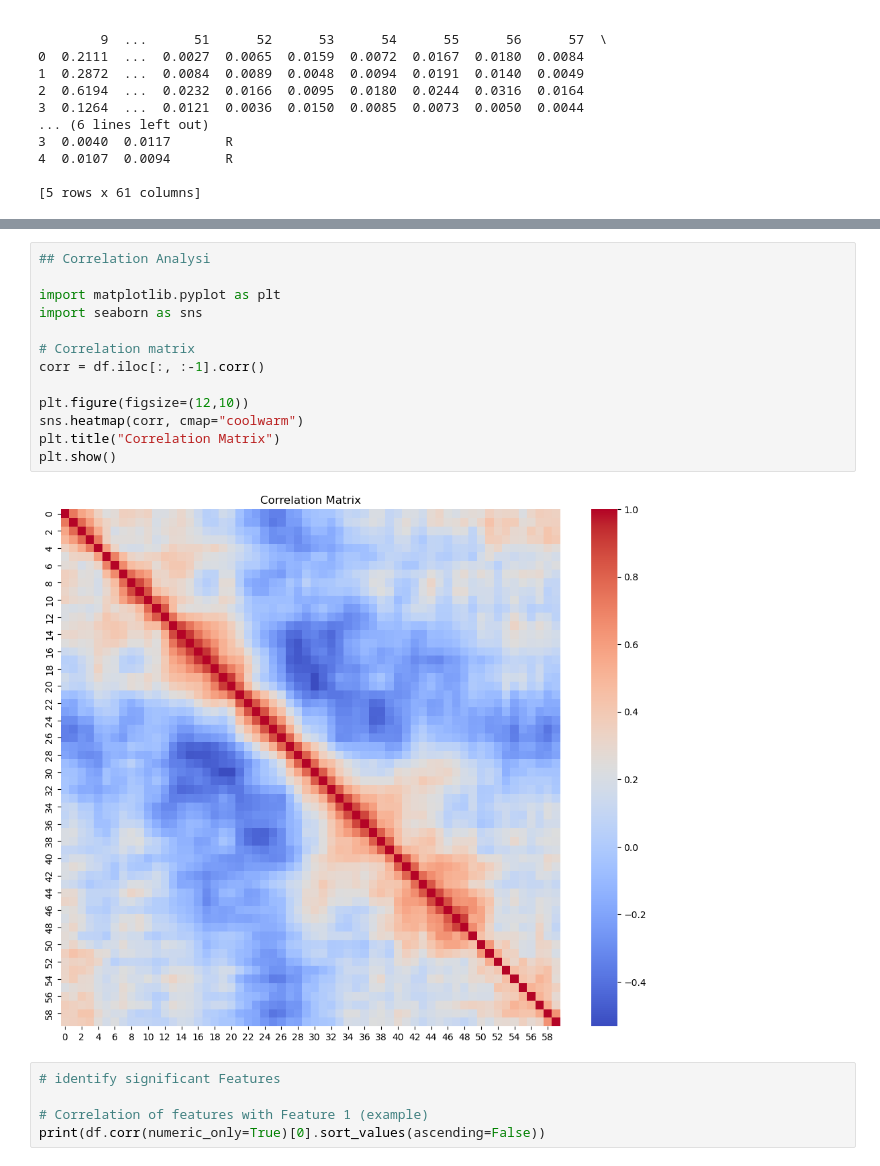
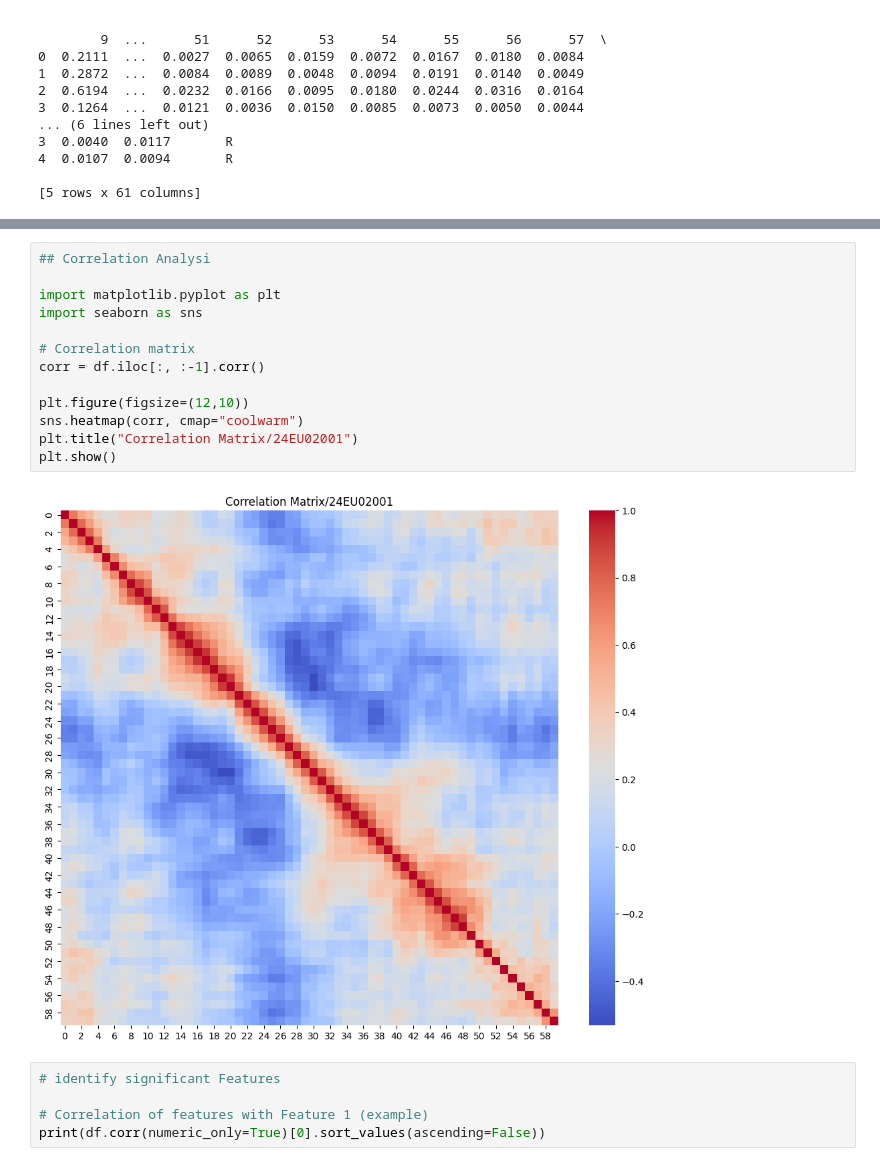
Before and after one commit to dharmaakula379-git/ML-LAB, a Jupyter notebook: Exp1_inlab.ipynb, the cells around one changed output, grey strips where cells are left out. Saved outputs shown, nothing was run; the diff lists cells and outputs as text.

```diff
--- a/Exp1_inlab.ipynb
+++ b/Exp1_inlab.ipynb
@@ -661,18 +663,18 @@ Name: count, dtype: int64
 # %%
 ## Correlation Analysi
 
 import matplotlib.pyplot as plt
 import seaborn as sns
 
 # Correlation matrix
 corr = df.iloc[:, :-1].corr()
 
 plt.figure(figsize=(12,10))
 sns.heatmap(corr, cmap="coolwarm")
-plt.title("Correlation Matrix")
+plt.title("Correlation Matrix/24EU02001")
 plt.show()
 # %% [output]
-[figure, old version]
+[figure, new version]
 # %%
 # identify significant Features
 
```
Also changed, not shown: parts of 4 cells of this notebook.
